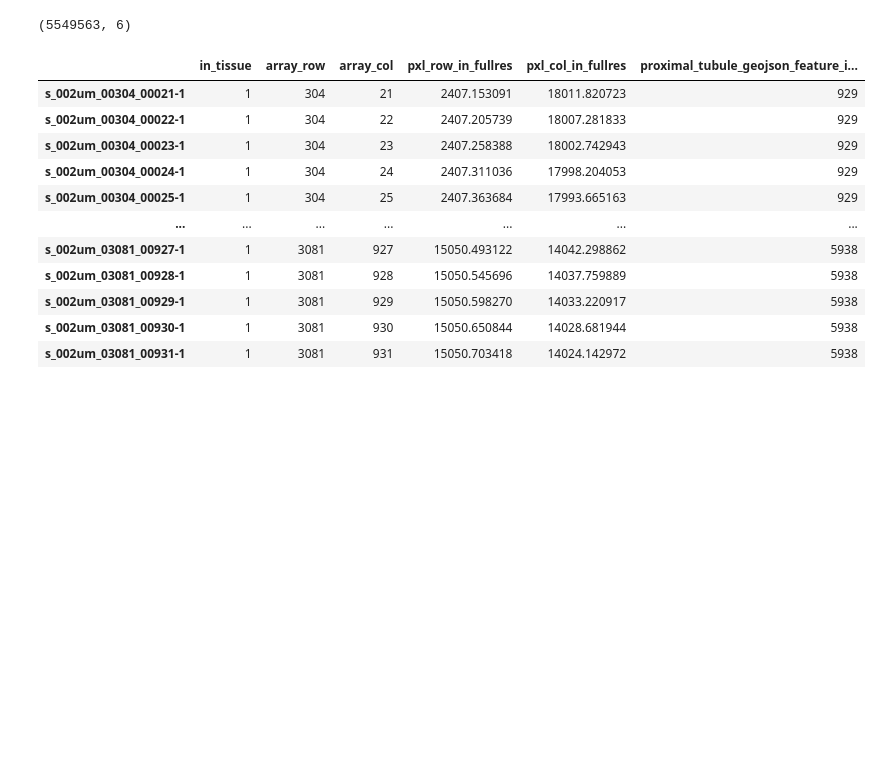
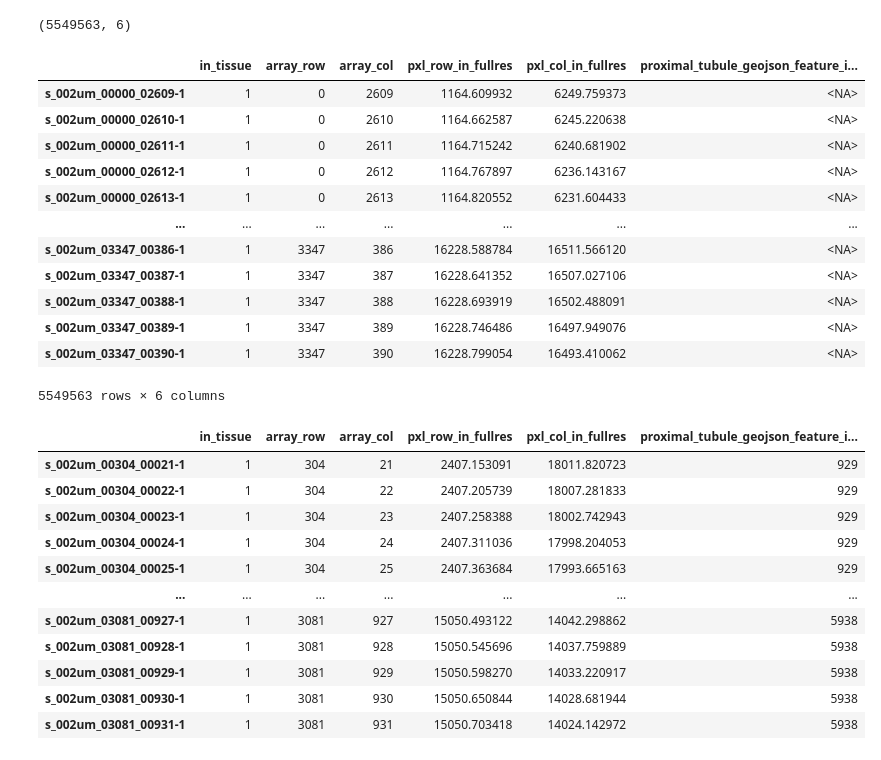
Before and after one commit to ssingh95jhu/Correlation_Kidney_Structure_Molecular_Presentation, a Jupyter notebook: Apical_Basal_PT_Distinction.ipynb, the cells around one changed output. Drawn from its saved outputs; the diff is of its cells as text; code cells hidden in the pictures; blank space fills up the shorter version.

```diff
--- a/Apical_Basal_PT_Distinction.ipynb
+++ b/Apical_Basal_PT_Distinction.ipynb
@@ -8,6 +8,22 @@ ctrl1_data = sc.read_h5ad("data/2um/Ctrl_1A2/Ctrl_1A2_visiumhd_2um_proximal_labe
 ctrl1_data.obs.shape
 # %% [output]
 (5549563, 6)
+# %%
+ctrl1_data.obs
+# %% [output]
+|  | in_tissue | array_row | array_col | pxl_row_in_fullres | pxl_col_in_fullres | proximal_tubule_geojson_feature_i... |
+| s_002um_00000_02609-1 | 1 | 0 | 2609 | 1164.609932 | 6249.759373 | <NA> |
+| s_002um_00000_02610-1 | 1 | 0 | 2610 | 1164.662587 | 6245.220638 | <NA> |
+| s_002um_00000_02611-1 | 1 | 0 | 2611 | 1164.715242 | 6240.681902 | <NA> |
+| s_002um_00000_02612-1 | 1 | 0 | 2612 | 1164.767897 | 6236.143167 | <NA> |
+| s_002um_00000_02613-1 | 1 | 0 | 2613 | 1164.820552 | 6231.604433 | <NA> |
+| ... | ... | ... | ... | ... | ... | ... |
+| s_002um_03347_00386-1 | 1 | 3347 | 386 | 16228.588784 | 16511.566120 | <NA> |
+| s_002um_03347_00387-1 | 1 | 3347 | 387 | 16228.641352 | 16507.027106 | <NA> |
+| s_002um_03347_00388-1 | 1 | 3347 | 388 | 16228.693919 | 16502.488091 | <NA> |
+| s_002um_03347_00389-1 | 1 | 3347 | 389 | 16228.746486 | 16497.949076 | <NA> |
+| s_002um_03347_00390-1 | 1 | 3347 | 390 | 16228.799054 | 16493.410062 | <NA> |
+5549563 rows × 6 columns
 # %%
 #Subset the AnnData to only contain proximal tubules
 ctrl1_A2_PT=ctrl1_data[~ctrl1_data.obs['proximal_tubule_geojson_feature_index'].isna()]
```
Also changed, not shown: parts of 3 cells of this notebook, 2 other files.
